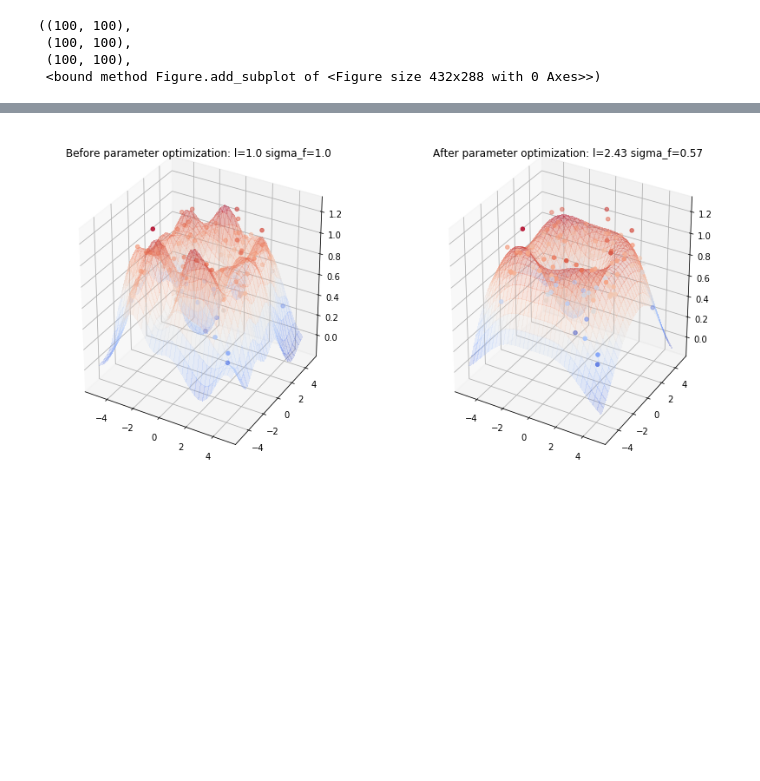
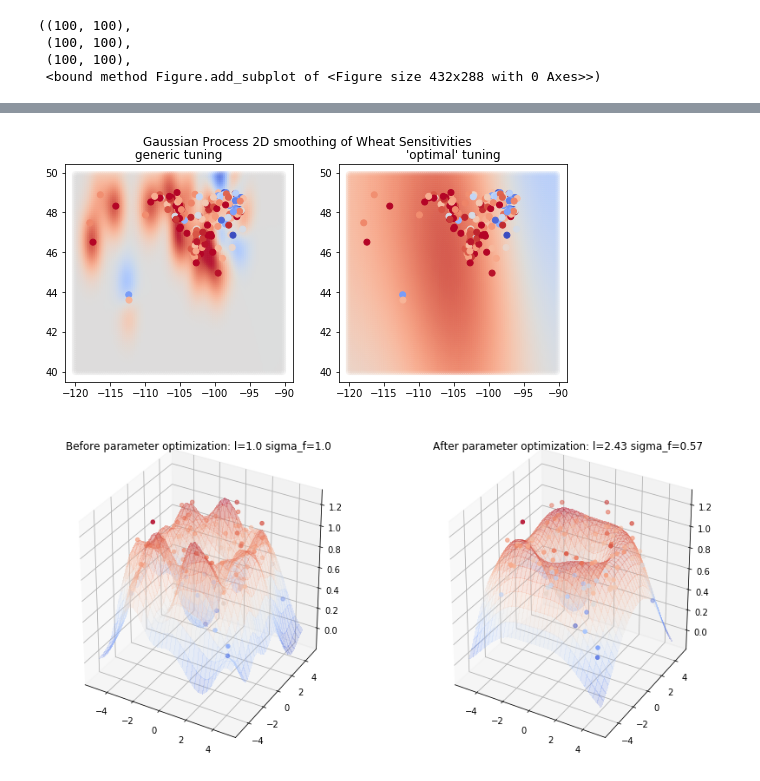
Before and after one commit to Mind-The-Data/GaussianProcess, a Jupyter notebook: GPfromNumpyonWesternWheat.ipynb, the cells around one changed output, grey strips where cells are left out. Drawn from its saved outputs; the diff is of its cells as text; code cells hidden in the pictures; blank space fills up the shorter version.

```diff
--- a/GPfromNumpyonWesternWheat.ipynb
+++ b/GPfromNumpyonWesternWheat.ipynb
@@ -128,3 +127,15 @@ rx.shape, ry.shape, gridx.shape, gridy.shape, X_2D.shape, Y_2D_train.shape
+# %%
+%matplotlib inline
+fig, (ax1,ax2) = plt.subplots(1,2, figsize=(9,4))
+fig.suptitle('Gaussian Process 2D smoothing of Wheat Sensitivities')
+ax1.scatter(np.ravel(gridy),np.ravel(gridx),c=mu_s_nonopt, cmap='coolwarm', vmin=-.5,vmax=.5, alpha=.2);
+ax1.scatter(X_2D_train[:,1],X_2D_train[:,0], c=Y_2D_train,cmap='coolwarm',vmin=-.5,vmax=.5, alpha=1)
+ax1.set_title('generic tuning')
+ax2.scatter(np.ravel(gridy),np.ravel(gridx),c=mu_s, cmap='coolwarm', vmin=-.5,vmax=.5, alpha=.2);
+ax2.scatter(X_2D_train[:,1],X_2D_train[:,0], c=Y_2D_train,cmap='coolwarm',vmin=-.5,vmax=.5, alpha=1);
+ax2.set_title("'optimal' tuning");
+# %% [output]
+[figure, added]
 # %%
 
 from gaussian_processes_util import plot_gp_2D
```
Also changed, not shown: parts of 4 cells of this notebook.
